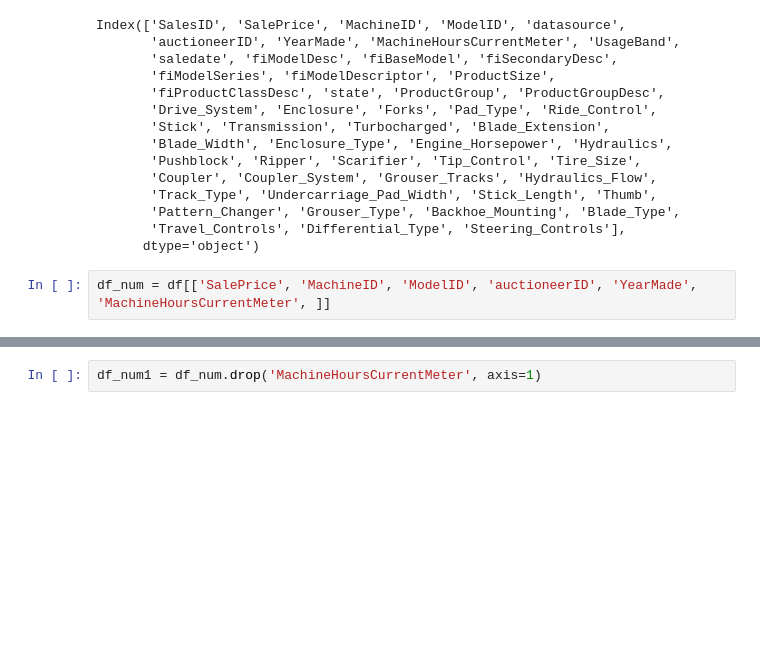
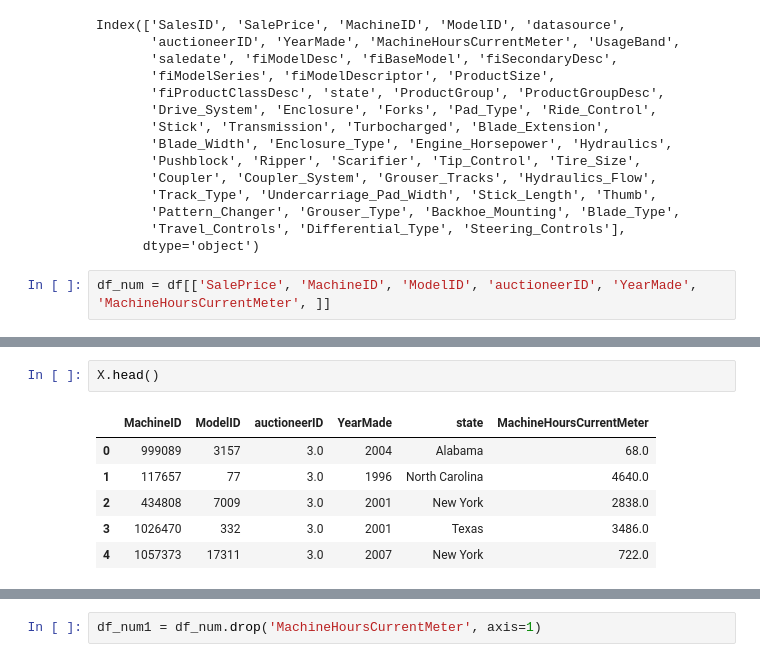
Before and after one commit to deepakchandi/regression_case_study, a Jupyter notebook: model.ipynb, the cells around one changed output, grey strips where cells are left out. Drawn from its saved outputs; the diff is of its cells as text; blank space fills up the shorter version.

```diff
--- a/model.ipynb
+++ b/model.ipynb
@@ -51,0 +101,9 @@ df_num = df[['SalePrice', 'MachineID', 'ModelID', 'auctioneerID', 'YearMade', 'M
+# %%
+X.head()
+# %% [output]
+|  | MachineID | ModelID | auctioneerID | YearMade | state | MachineHoursCurrentMeter |
+| 0 | 999089 | 3157 | 3.0 | 2004 | Alabama | 68.0 |
+| 1 | 117657 | 77 | 3.0 | 1996 | North Carolina | 4640.0 |
+| 2 | 434808 | 7009 | 3.0 | 2001 | New York | 2838.0 |
+| 3 | 1026470 | 332 | 3.0 | 2001 | Texas | 3486.0 |
+| 4 | 1057373 | 17311 | 3.0 | 2007 | New York | 722.0 |
```
Also changed, not shown: parts of 5 cells of this notebook, 1 other file.
